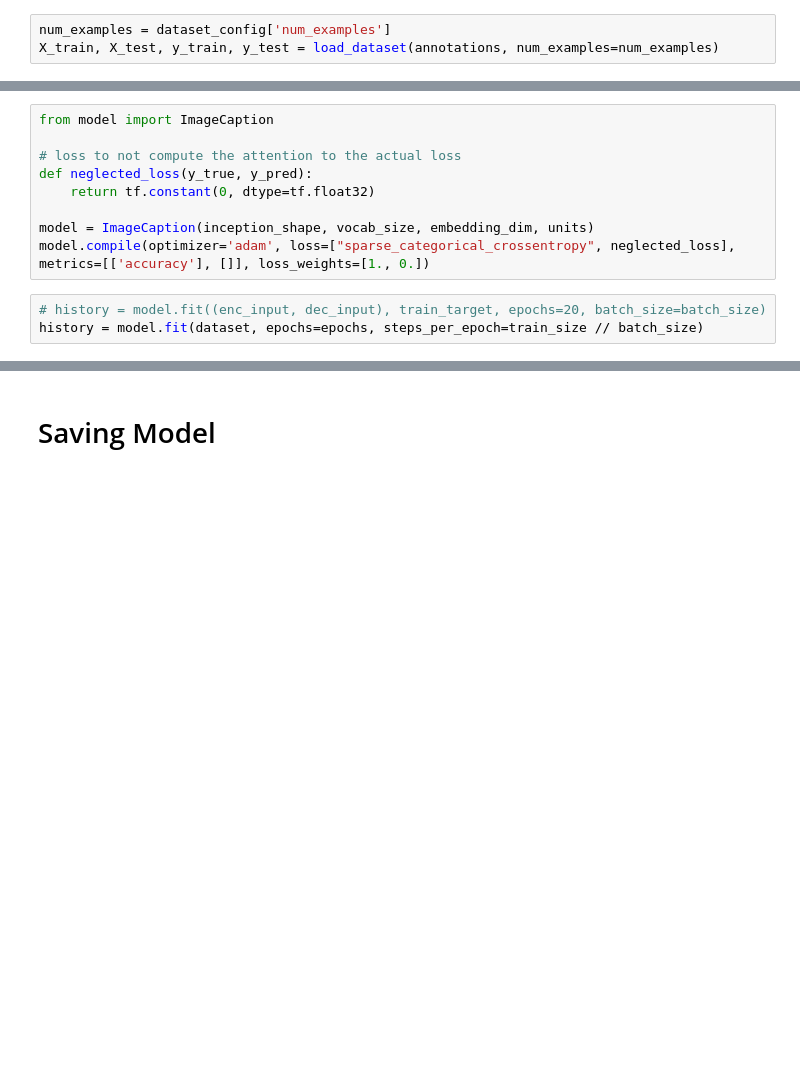
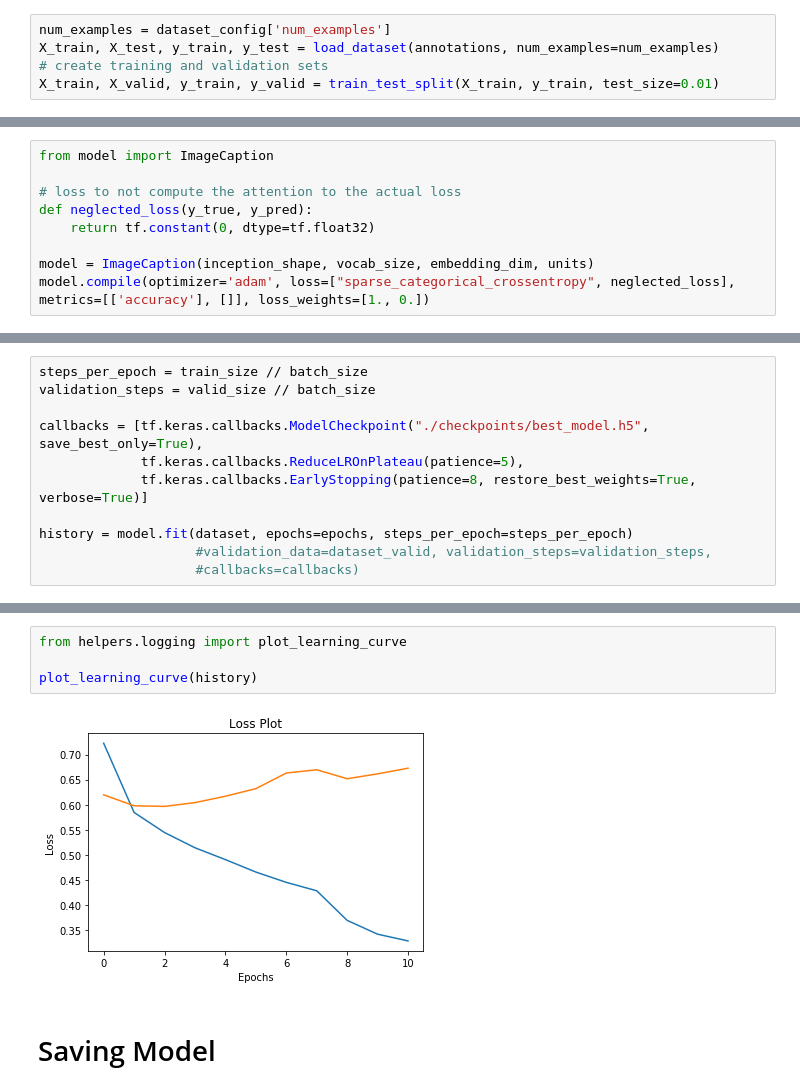
Before and after one commit to uzi0espil/research-papers-implementation, a Jupyter notebook: Show, Attend and Tell, Neural Image Caption Generation with Visual Attention/run-v2.ipynb, the cells around one changed output, grey strips where cells are left out. Saved outputs shown, nothing was run; the diff lists cells and outputs as text; blank space fills up the shorter version.

```diff
--- a/Show, Attend and Tell, Neural Image Caption Generation with Visual Attention/run-v2.ipynb
+++ b/Show, Attend and Tell, Neural Image Caption Generation with Visual Attention/run-v2.ipynb
@@ -89,5 +89,7 @@ def load_dataset(annotations, shuffle=True,
 # %%
 num_examples = dataset_config['num_examples']
 X_train, X_test, y_train, y_test = load_dataset(annotations, num_examples=num_examples)
+# create training and validation sets
+X_train, X_valid, y_train, y_valid = train_test_split(X_train, y_train, test_size=0.01)
 # %%
 @lru_cache(maxsize=256)
@@ -225,6 +245,3 @@ def neglected_loss(y_true, y_pred):
 
 model = ImageCaption(inception_shape, vocab_size, embedding_dim, units)
 model.compile(optimizer='adam', loss=["sparse_categorical_crossentropy", neglected_loss], metrics=[['accuracy'], []], loss_weights=[1., 0.])
-# %%
-# history = model.fit((enc_input, dec_input), train_target, epochs=20, batch_size=batch_size)
-history = model.fit(dataset, epochs=epochs, steps_per_epoch=train_size // batch_size)
@@ -233,0 +248,11 @@ Train for 12 steps
+# %%
+steps_per_epoch = train_size // batch_size
+validation_steps = valid_size // batch_size
+
+callbacks = [tf.keras.callbacks.ModelCheckpoint("./checkpoints/best_model.h5", save_best_only=True),
+             tf.keras.callbacks.ReduceLROnPlateau(patience=5),
+             tf.keras.callbacks.EarlyStopping(patience=8, restore_best_weights=True, verbose=True)]
+
+history = model.fit(dataset, epochs=epochs, steps_per_epoch=steps_per_epoch)
+                    #validation_data=dataset_valid, validation_steps=validation_steps,
+                    #callbacks=callbacks)
@@ -234,3 +277,9 @@ Train for 12 steps
+# %%
+from helpers.logging import plot_learning_curve
+
+plot_learning_curve(history)
+# %% [output]
+[figure, added]
 # %% [markdown]
 # Saving Model
 # %% [markdown]
```
Also changed, not shown: parts of 16 cells of this notebook, 3 other files.
